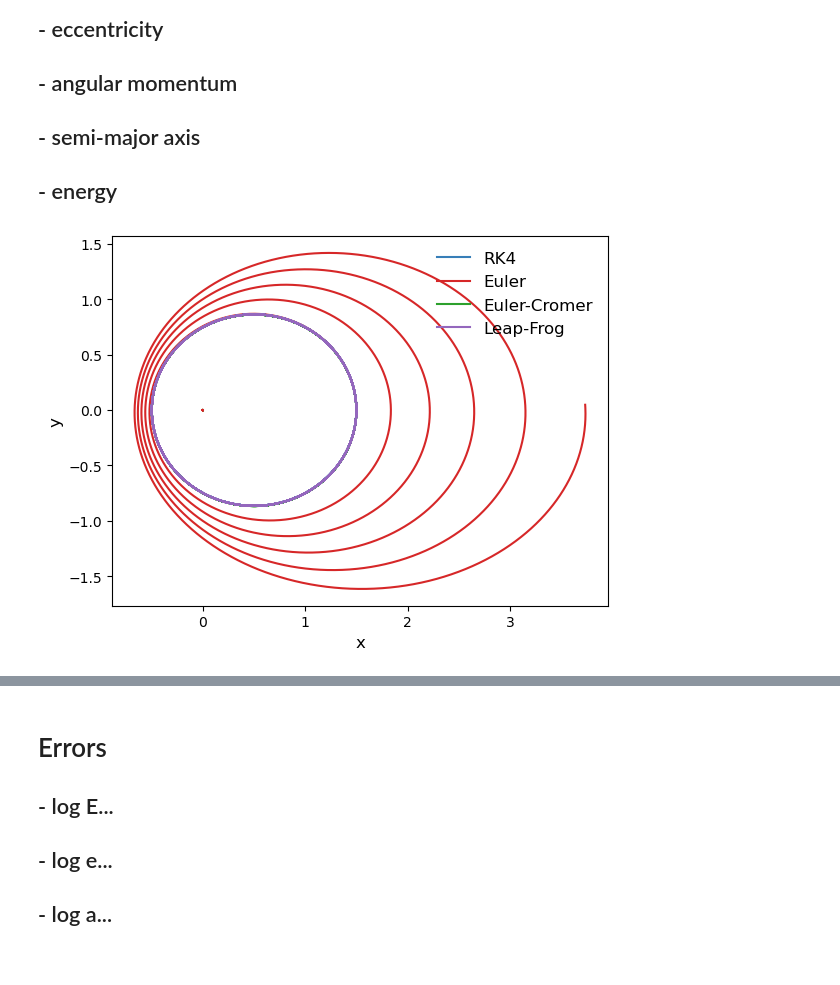
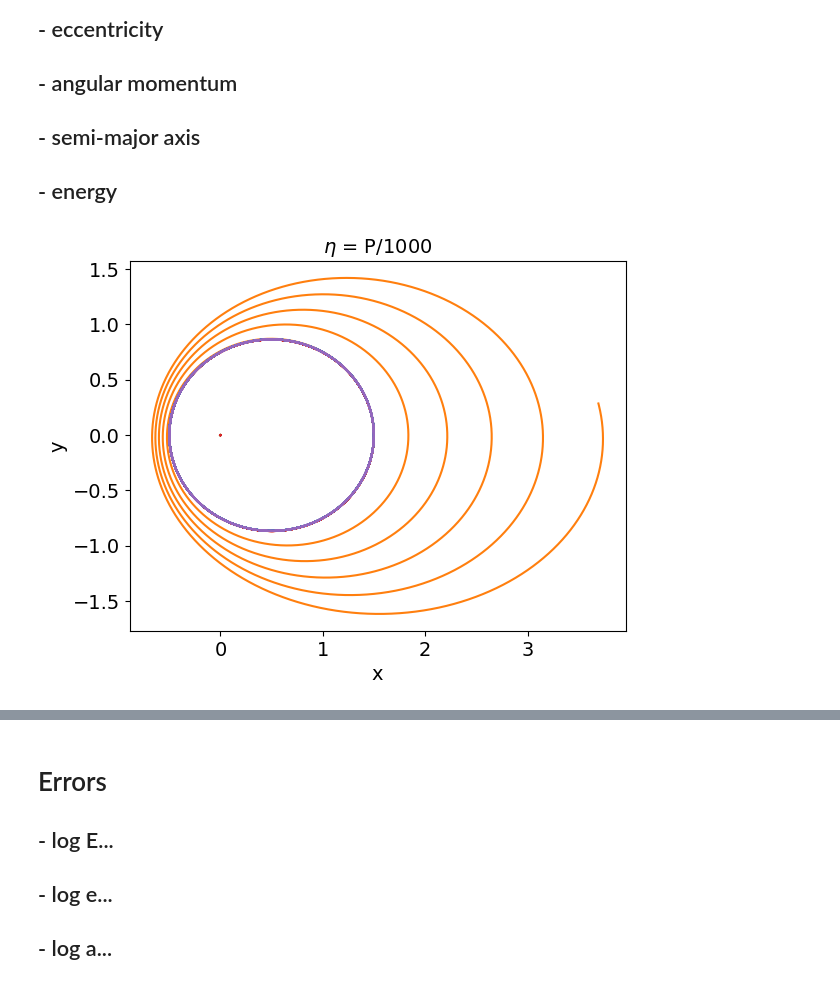
Before and after one commit to piscimarta/Chaos, a Jupyter notebook: main2.ipynb, the cells around one changed output, grey strips where cells are left out. Saved outputs shown, nothing was run; the diff lists cells and outputs as text; code cells hidden in the pictures.

Commit message:
final version of pb2 plots

```diff
--- a/main2.ipynb
+++ b/main2.ipynb
@@ -52,28 +52,28 @@ save = True
 ## plot
 
 #importing data
-RK4=pd.read_csv("2bodyRK4_adaptive_eta=1.0e-03.txt",
+RK4=pd.read_csv("2bodyRK4_adaptive_eta=6.3e-03.txt",
 names = ["t", "p1","x1", "y1", "z1","vx1","vy1","vz1", "p2", "x2","y2" ,"z2", "vx2","vy2","vz2","e","E","a","j", "h"],
 encoding='latin-1',
 sep=" "
 )
 
 #EULER
-Euler=pd.read_csv("2bodyEuler_adaptive_eta=1.0e-03.txt",
+Euler=pd.read_csv("2bodyEuler_adaptive_eta=6.3e-03.txt",
 names = ["t", "p1","x1", "y1", "z1","vx1","vy1","vz1", "p2", "x2","y2" ,"z2", "vx2","vy2","vz2","e","E","a","j", "h"],
 encoding='latin-1',
 sep=" "
 )
 
 #EULER Cromer
-EC=pd.read_csv("2bodyEulerCromer_adaptive_eta=1.0e-03.txt",
+EC=pd.read_csv("2bodyEulerCromer_adaptive_eta=6.3e-03.txt",
 names = ["t", "p1","x1", "y1", "z1","vx1","vy1","vz1", "p2", "x2","y2" ,"z2", "vx2","vy2","vz2","e","E","a","j", "h"],
 encoding='latin-1',
 sep=" "
 )
 
 #Leapfrog
-LF=pd.read_csv("2bodyLeapFrog_adaptive_eta=1.0e-03.txt",
+LF=pd.read_csv("2bodyLeapFrog_adaptive_eta=6.3e-03.txt",
 names = ["t", "p1","x1", "y1", "z1","vx1","vy1","vz1", "p2", "x2","y2" ,"z2", "vx2","vy2","vz2","e","E","a","j", "h"],
 encoding='latin-1',
 sep=" "
@@ -88,13 +88,15 @@ plt.plot(Euler.t, Euler.h ,ms = 0.1, label='Euler',linestyle = 'dashed', color =
 plt.plot(EC.t, EC.h,ms = 1, label='Euler-Cromer', color = cmap4(19), zorder = 1)
 
 #Leap.frog
-plt.plot(LF.t, LF.h ,ms = 1, label='Leap-Frog', linestyle = 'dotted', color = cmap6(4),zorder =2)
+plt.plot(LF.t, LF.h ,ms = 1, label='Verlet', linestyle = 'dotted', color = cmap6(4),zorder =2)
 
 
 # plot design
-plt.xlabel('t',fontsize = 12)
-plt.ylabel('timestep', fontsize = 12)
-plt.legend(fancybox= True, framealpha=0.5, fontsize= 14, bbox_to_anchor=(1.0, 1.0))
+plt.xlabel('t',fontsize = 14)
+plt.ylabel('$\Delta t$', fontsize = 14)
+plt.xticks(fontsize=14)
+plt.yticks(fontsize=14)
+plt.legend(fancybox= True, framealpha=0.0, fontsize= 14, bbox_to_anchor=(0.43, 0.65))
 
-plt.savefig("adaptivetimestep" + ".pdf")
+plt.savefig("adaptivetimestep" + ".pdf", bbox_inches = 'tight')
 #plt.savefig("nonadaptive_orbits" + str(i) + ".pdf")
@@ -238,7 +111,7 @@ plt.savefig("nonadaptive_e_500.pdf")
  ## - energy
 # %%
 
-steps = [10,50,100,500,1000]
+steps = [50,100,500,1000]
 
 for i in steps:
     plt.close()
@@ -264,42 +137,47 @@ for i in steps:
 )
 
 #Leapfrog
     LF=pd.read_csv("2bodyLeapfrog_" + str(i) + "_steps_per_Orbit.txt",
     names = ["t", "p1","x1", "y1", "z1","vx1","vy1","vz1", "p2", "x2","y2" ,"z2", "vx2","vy2","vz2","e","E","a","j", "h"],
     encoding='latin-1',
     sep=" "
 )
 
 ## Plotting the orbits of the planets using different integrators.
 
     #RK4
     plt.plot(RK4.x1, RK4.y1)
-    plt.plot(RK4.x2, RK4.y2,  label='RK4', color = cmap2(1))
+    plt.plot(RK4.x2, RK4.y2,  label='RK4', ms = 1,linestyle = 'dashed', color = cmap2(1), zorder = 2)
 
     #Euler
     plt.plot(Euler.x1, Euler.y1)
-    plt.plot(Euler.x2, Euler.y2, label='Euler', color = cmap6(3))
+    plt.plot(Euler.x2, Euler.y2, ms = 0.1, label='Euler',linestyle = 'solid', color = cmap6(1),zorder =0)
 
     #Euler Cromer
     plt.plot(EC.x1, EC.y1)
-    plt.plot(EC.x2, EC.y2, label='Euler-Cromer', color = cmap7(4))
+    plt.plot(EC.x2, EC.y2, label='Euler-Cromer', color = cmap6(3), zorder = 1)
 
     #Leap.frog
     plt.plot(LF.x1, LF.y1)
-    plt.plot(LF.x2, LF.y2, label='Leap-Frog', color = cmap6(4))
+    plt.plot(LF.x2, LF.y2,  label='Verlet', linestyle = 'dotted', color = cmap6(4),zorder =2)
 
 
     # plot design
-    plt.xlabel('x',fontsize = 12)
-    plt.ylabel('y', fontsize = 12)
-    plt.legend(fancybox= True, framealpha=0, fontsize= 12, loc='upper right')
+    plt.xlabel('x',fontsize = 14)
+    plt.ylabel('y', fontsize = 14)
+    plt.xticks(fontsize=14)
+    plt.yticks(fontsize=14)
+    plt.title('$\eta$ = P/'+ str(i), fontsize = 14)
+
+    if i == 50:
+        plt.legend(fancybox= True, framealpha=0.5, fontsize= 12, loc='upper right')
 
     #print(RK4.t)
 
-    plt.savefig("nonadaptive_orbits" + str(i) + ".pdf")
+    plt.savefig("nonadaptive_orbits" + str(i) + ".pdf", bbox_inches = 'tight')
     #plt.savefig("nonadaptive_orbits" + str(i) + ".pdf")
 # %% [output]
-[figure, old version]
+[figure, new version]
 # %%
 ## eccentricity
 
```
Also changed, not shown: parts of 16 cells of this notebook.
